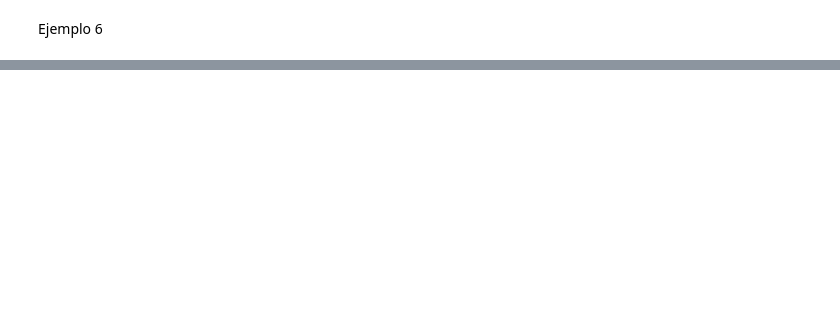
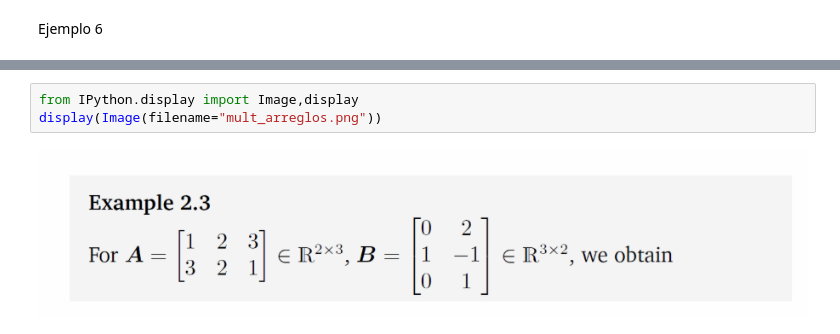
Before and after one commit to evaristo2020/Python-Clases-UTEC-2025, a Jupyter notebook: [5]_Programa_Python_UTEC_Sesion06_Sesion07_Numpy.ipynb, the cells around one changed output, grey strips where cells are left out. Saved outputs shown, nothing was run; the diff lists cells and outputs as text; blank space fills up the shorter version.

```diff
--- a/[5]_Programa_Python_UTEC_Sesion06_Sesion07_Numpy.ipynb
+++ b/[5]_Programa_Python_UTEC_Sesion06_Sesion07_Numpy.ipynb
@@ -565,0 +614,5 @@ Valores seleccionados: [11 12 13]
+# %%
+from IPython.display import Image,display
+display(Image(filename="mult_arreglos.png"))
+# %% [output]
+[figure, added]
```
Also changed, not shown: parts of 94 cells of this notebook.
